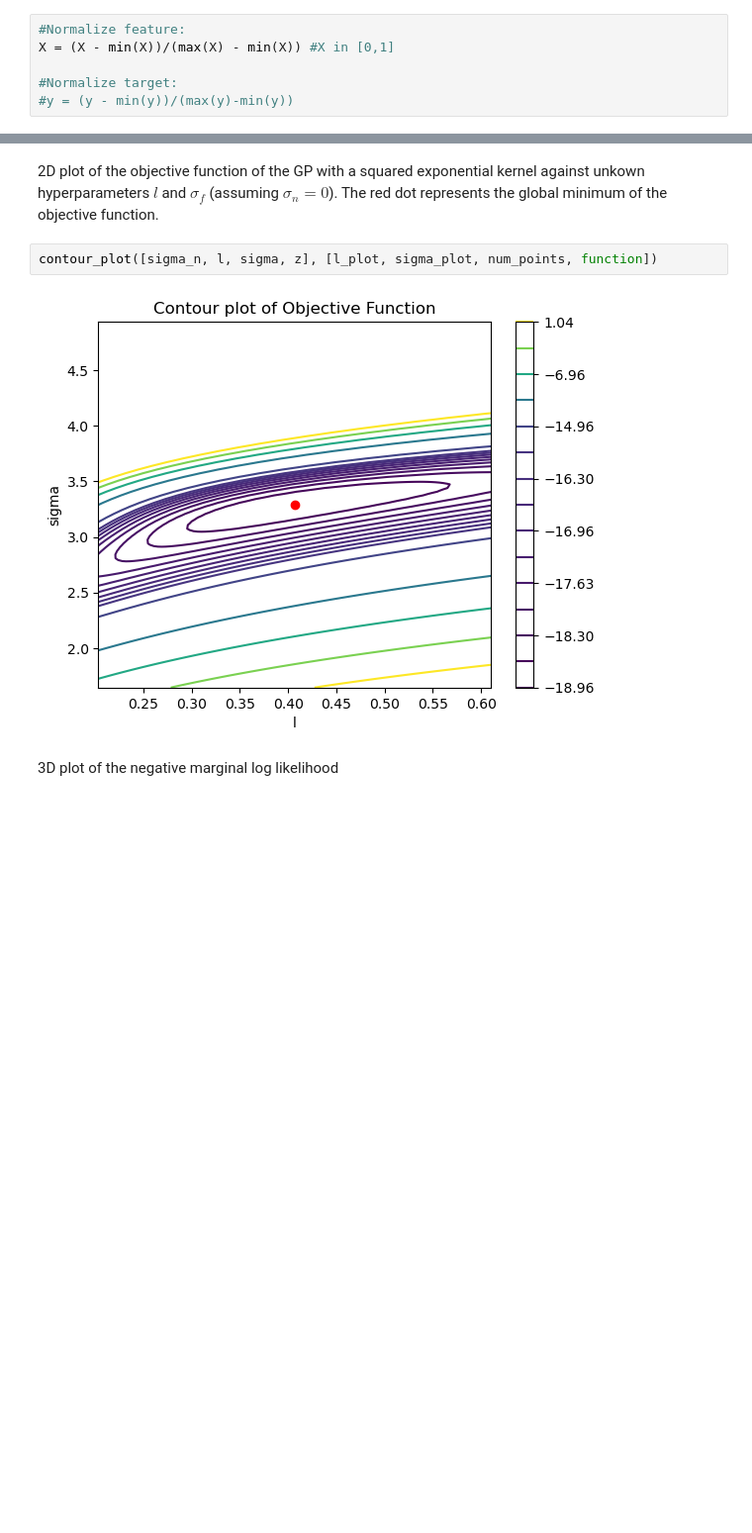
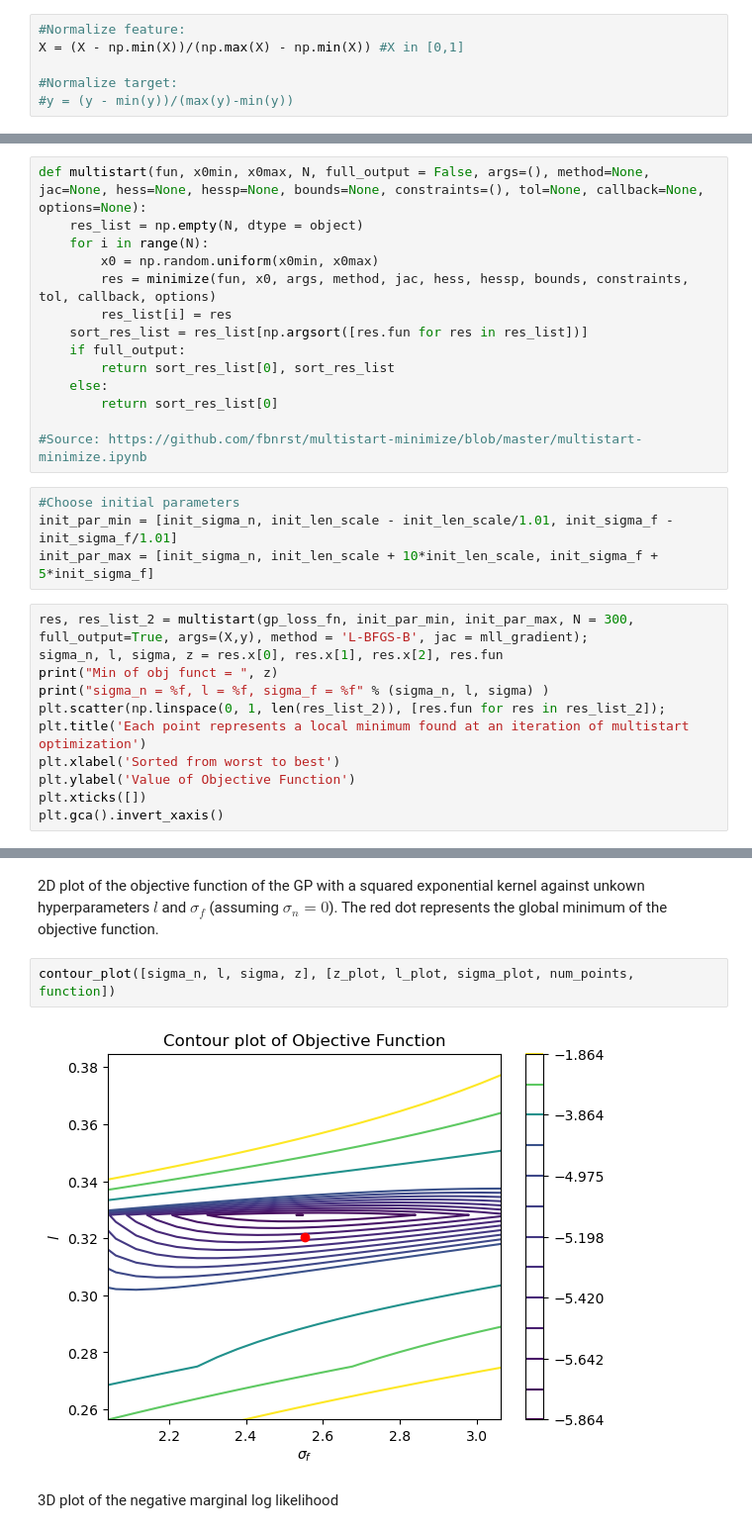
Before and after one commit to SashaCroatia/GaussianProcessRegression, a Jupyter notebook: Hyperparameter_Kernel_Selection.ipynb, the cells around one changed output, grey strips where cells are left out. Shown at 99% size. Saved outputs shown, nothing was run; the diff lists cells and outputs as text; blank space fills up the shorter version.

Commit message:
Updated GPR and Hyper files. Added Multi.

```diff
--- a/Hyperparameter_Kernel_Selection.ipynb
+++ b/Hyperparameter_Kernel_Selection.ipynb
@@ -325,7 +334,7 @@ Sources used:
 Normalize data:
 # %%
 #Normalize feature:
-X = (X - min(X))/(max(X) - min(X)) #X in [0,1]
+X = (X - np.min(X))/(np.max(X) - np.min(X)) #X in [0,1]
 
 #Normalize target:
 #y = (y - min(y))/(max(y)-min(y))
@@ -632,0 +668,29 @@ plot_post(X, y.T[0], sigma_n, l, sigma)
+# %%
+def multistart(fun, x0min, x0max, N, full_output = False, args=(), method=None, jac=None, hess=None, hessp=None, bounds=None, constraints=(), tol=None, callback=None, options=None):
+    res_list = np.empty(N, dtype = object)
+    for i in range(N):
+        x0 = np.random.uniform(x0min, x0max)
+        res = minimize(fun, x0, args, method, jac, hess, hessp, bounds, constraints, tol, callback, options)
+        res_list[i] = res
+    sort_res_list = res_list[np.argsort([res.fun for res in res_list])]
+    if full_output:
+        return sort_res_list[0], sort_res_list
+    else:
+        return sort_res_list[0]
+
+#Source: https://github.com/fbnrst/multistart-minimize/blob/master/multistart-minimize.ipynb
+# %%
+#Choose initial parameters
+init_par_min = [init_sigma_n, init_len_scale - init_len_scale/1.01, init_sigma_f - init_sigma_f/1.01]
+init_par_max = [init_sigma_n, init_len_scale + 10*init_len_scale, init_sigma_f + 5*init_sigma_f]
+# %%
+res, res_list_2 = multistart(gp_loss_fn, init_par_min, init_par_max, N = 300, full_output=True, args=(X,y), method = 'L-BFGS-B', jac = mll_gradient);
+sigma_n, l, sigma, z = res.x[0], res.x[1], res.x[2], res.fun
+print("Min of obj funct = ", z)
+print("sigma_n = %f, l = %f, sigma_f = %f" % (sigma_n, l, sigma) )
+plt.scatter(np.linspace(0, 1, len(res_list_2)), [res.fun for res in res_list_2]);
+plt.title('Each point represents a local minimum found at an iteration of multistart optimization')
+plt.xlabel('Sorted from worst to best')
+plt.ylabel('Value of Objective Function')
+plt.xticks([])
+plt.gca().invert_xaxis()
@@ -650,9 +722,9 @@ Mean predictive std:  0.00010281698059687353
 # %% [markdown]
 2D plot of the objective function of the GP with a squared exponential kernel against unkown hyperparameters $l$ and $\sigma_f$ (assuming $\sigma_n=0$). The red dot represents the global minimum of the objective function.
 # %%
-contour_plot([sigma_n, l, sigma, z], [l_plot, sigma_plot, num_points, function])
+contour_plot([sigma_n, l, sigma, z], [z_plot, l_plot, sigma_plot, num_points, function])
 # %% [output]
-[figure, old version]
+[figure, new version]
 # %% [markdown]
 3D plot of the negative marginal log likelihood
 # %%
```
Also changed, not shown: parts of 40 cells of this notebook, 1 other file.
